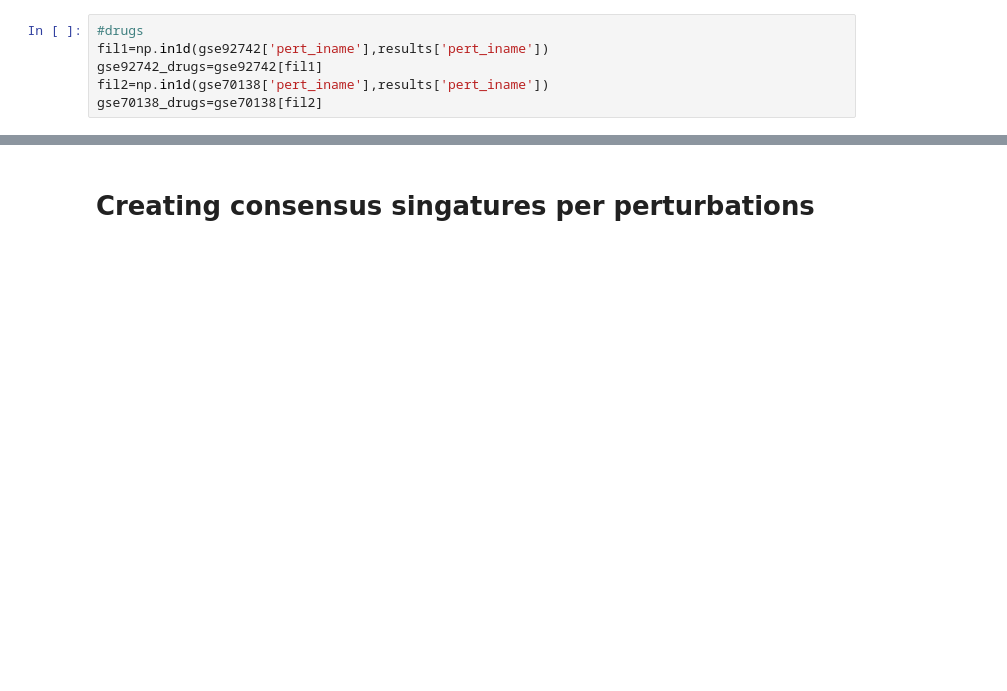
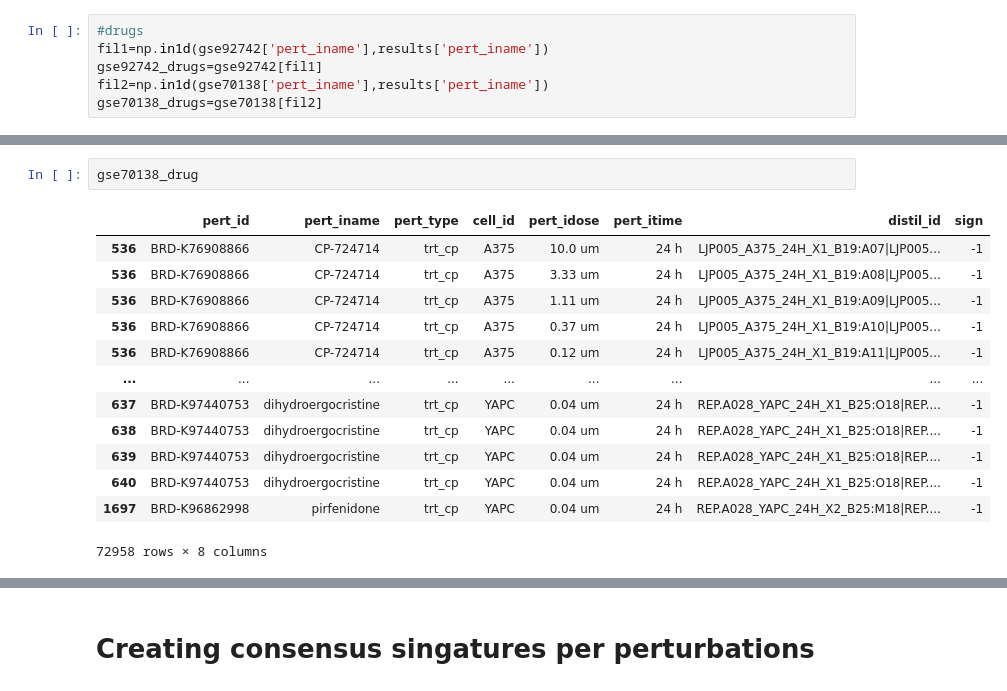
Before and after one commit to Vargeszti/Thesis, a Jupyter notebook: code/lincs_data.ipynb, the cells around one changed output, grey strips where cells are left out. Drawn from its saved outputs; the diff is of its cells as text; blank space fills up the shorter version.

```diff
--- a/code/lincs_data.ipynb
+++ b/code/lincs_data.ipynb
@@ -283,0 +309,16 @@ gse70138_drugs=gse70138[fil2]
+# %%
+gse70138_drug
+# %% [output]
+|  | pert_id | pert_iname | pert_type | cell_id | pert_idose | pert_itime | distil_id | sign |
+| 536 | BRD-K76908866 | CP-724714 | trt_cp | A375 | 10.0 um | 24 h | LJP005_A375_24H_X1_B19:A07|LJP005... | -1 |
+| 536 | BRD-K76908866 | CP-724714 | trt_cp | A375 | 3.33 um | 24 h | LJP005_A375_24H_X1_B19:A08|LJP005... | -1 |
+| 536 | BRD-K76908866 | CP-724714 | trt_cp | A375 | 1.11 um | 24 h | LJP005_A375_24H_X1_B19:A09|LJP005... | -1 |
+| 536 | BRD-K76908866 | CP-724714 | trt_cp | A375 | 0.37 um | 24 h | LJP005_A375_24H_X1_B19:A10|LJP005... | -1 |
+| 536 | BRD-K76908866 | CP-724714 | trt_cp | A375 | 0.12 um | 24 h | LJP005_A375_24H_X1_B19:A11|LJP005... | -1 |
+| ... | ... | ... | ... | ... | ... | ... | ... | ... |
+| 637 | BRD-K97440753 | dihydroergocristine | trt_cp | YAPC | 0.04 um | 24 h | REP.A028_YAPC_24H_X1_B25:O18|REP.... | -1 |
+| 638 | BRD-K97440753 | dihydroergocristine | trt_cp | YAPC | 0.04 um | 24 h | REP.A028_YAPC_24H_X1_B25:O18|REP.... | -1 |
+| 639 | BRD-K97440753 | dihydroergocristine | trt_cp | YAPC | 0.04 um | 24 h | REP.A028_YAPC_24H_X1_B25:O18|REP.... | -1 |
+| 640 | BRD-K97440753 | dihydroergocristine | trt_cp | YAPC | 0.04 um | 24 h | REP.A028_YAPC_24H_X1_B25:O18|REP.... | -1 |
+| 1697 | BRD-K96862998 | pirfenidone | trt_cp | YAPC | 0.04 um | 24 h | REP.A028_YAPC_24H_X2_B25:M18|REP.... | -1 |
+72958 rows × 8 columns
```
Also changed, not shown: parts of 18 cells of this notebook, 1 other file.
